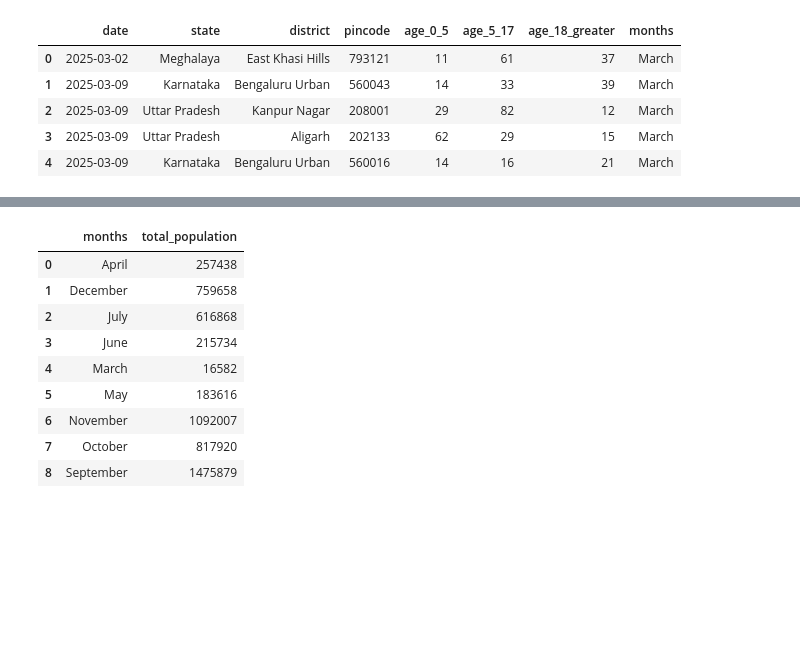
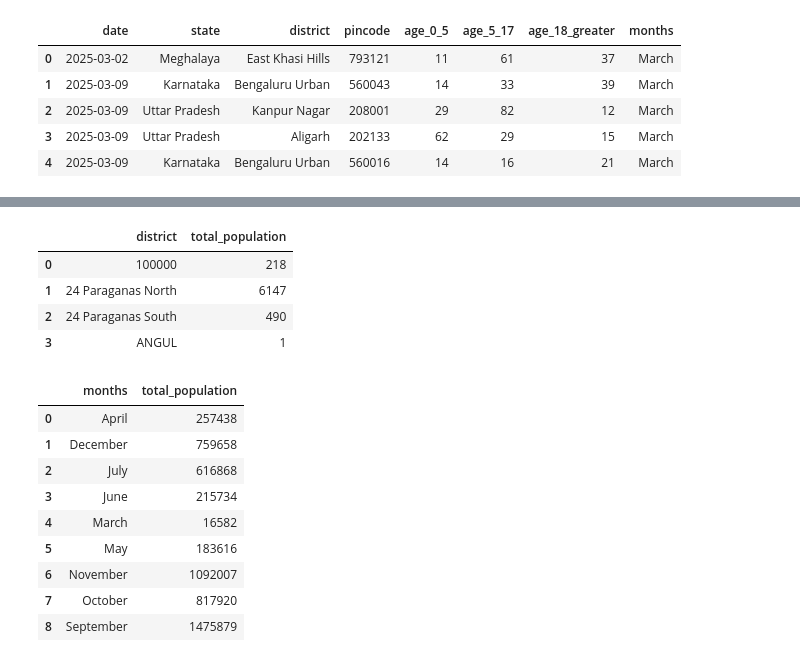
Before and after one commit to sachinrawat6264384464/data-analysis-hackathon-uidai-Aadhar-card, a Jupyter notebook: nn.ipynb, the cells around one changed output, grey strips where cells are left out. Saved outputs shown, nothing was run; the diff lists cells and outputs as text; code cells hidden in the pictures; blank space fills up the shorter version.

```diff
--- a/nn.ipynb
+++ b/nn.ipynb
@@ -112,6 +124,15 @@ df_enrolment.head()
 | 2 | 2025-03-09 | Uttar Pradesh | Kanpur Nagar | 208001 | 29 | 82 | 12 | March | 123 |
 | 3 | 2025-03-09 | Uttar Pradesh | Aligarh | 202133 | 62 | 29 | 15 | March | 106 |
 | 4 | 2025-03-09 | Karnataka | Bengaluru Urban | 560016 | 14 | 16 | 21 | March | 51 |
+# %%
+monthly_summar = df_enrolment.groupby('district')['total_population'].sum().reset_index()
+monthly_summar.head(4)
+# %% [output]
+|  | district | total_population |
+| 0 | 100000 | 218 |
+| 1 | 24 Paraganas North | 6147 |
+| 2 | 24 Paraganas South | 490 |
+| 3 | ANGUL | 1 |
 # %%
 monthly_summary = df_enrolment.groupby('months')['total_population'].sum().reset_index()
 monthly_summary
```
Also changed, not shown: parts of 7 cells of this notebook, 2 other files.
